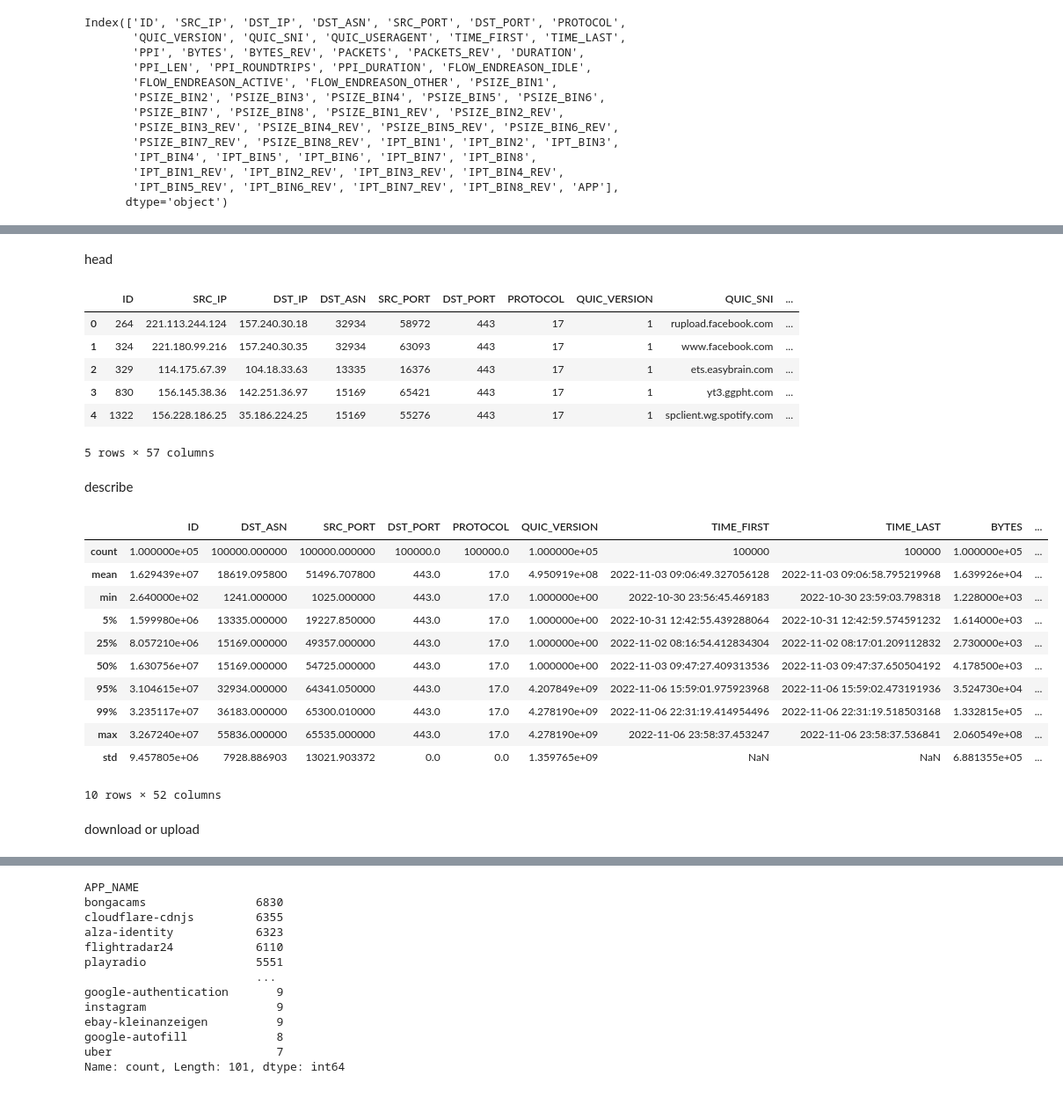
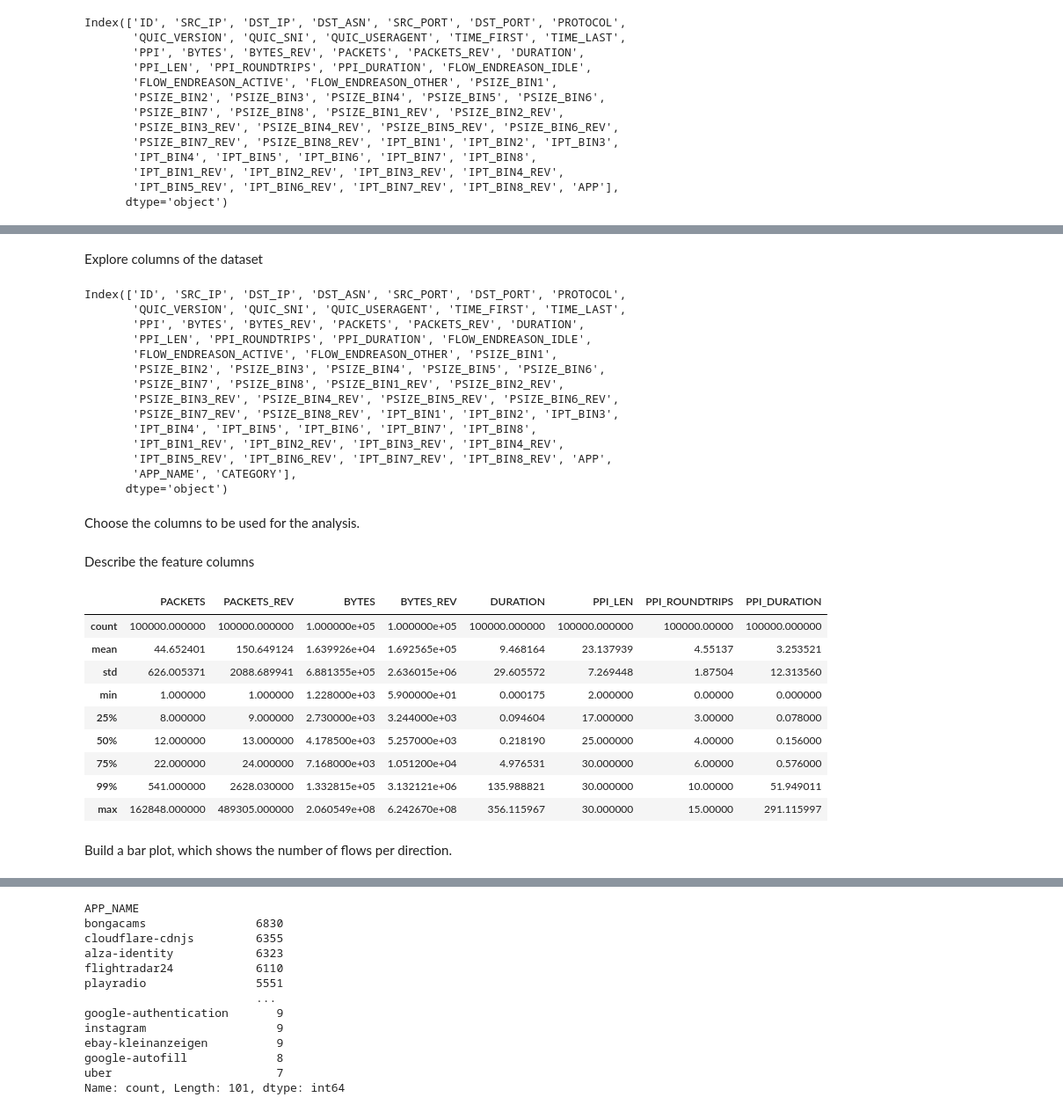
Before and after one commit to Hedgezi/bachelors-diploma, a Jupyter notebook: statistical_analysis.ipynb, the cells around one changed output, grey strips where cells are left out. Shown at 88% size. Saved outputs shown, nothing was run; the diff lists cells and outputs as text; code cells hidden in the pictures.

```diff
--- a/statistical_analysis.ipynb
+++ b/statistical_analysis.ipynb
@@ -39,0 +47,2 @@ import matplotlib.pyplot as plt
+# %%
+data_df["APP_NAME"] = data_df["APP"].apply(lambda x: dataset._tables_app_enum.get(x, "Unknown"))
@@ -39,0 +51,16 @@ import matplotlib.pyplot as plt
+# %%
+categories_enum = {category: i for i, category in dataset._tables_cat_enum.items()}
+app_to_categories = dataset.class_info.categories_mapping
+app_enum = {i: app for i, app in dataset._tables_app_enum.items()}
+app_to_categories.update({
+    "bongacams": "Streaming media",
+    "gothbb": "E-commerce",
+    "vkontakte": "Social",
+    "poe-ninja": "Games",
+    "unpkg": "Streaming media",
+    "easylist": "Other services and APIs",
+    "default-background": "default",
+    "uber": "Other services and APIs",
+})
+
+data_df["CATEGORY"] = data_df["APP"].apply(lambda x: app_to_categories[app_enum[x]])
@@ -40,32 +86,41 @@ import matplotlib.pyplot as plt
 # %% [markdown]
-head
+Explore columns of the dataset
 # %%
-data_df.head()
+data_df.columns
 # %% [output]
-|  | ID | SRC_IP | DST_IP | DST_ASN | SRC_PORT | DST_PORT | PROTOCOL | QUIC_VERSION | QUIC_SNI | ... |
-| 0 | 264 | 221.113.244.124 | 157.240.30.18 | 32934 | 58972 | 443 | 17 | 1 | rupload.facebook.com | ... |
-| 1 | 324 | 221.180.99.216 | 157.240.30.35 | 32934 | 63093 | 443 | 17 | 1 | www.facebook.com | ... |
-| 2 | 329 | 114.175.67.39 | 104.18.33.63 | 13335 | 16376 | 443 | 17 | 1 | ets.easybrain.com | ... |
-| 3 | 830 | 156.145.38.36 | 142.251.36.97 | 15169 | 65421 | 443 | 17 | 1 | yt3.ggpht.com | ... |
-| 4 | 1322 | 156.228.186.25 | 35.186.224.25 | 15169 | 55276 | 443 | 17 | 1 | spclient.wg.spotify.com | ... |
-5 rows × 57 columns
+Index(['ID', 'SRC_IP', 'DST_IP', 'DST_ASN', 'SRC_PORT', 'DST_PORT', 'PROTOCOL',
+       'QUIC_VERSION', 'QUIC_SNI', 'QUIC_USERAGENT', 'TIME_FIRST', 'TIME_LAST',
+       'PPI', 'BYTES', 'BYTES_REV', 'PACKETS', 'PACKETS_REV', 'DURATION',
+       'PPI_LEN', 'PPI_ROUNDTRIPS', 'PPI_DURATION', 'FLOW_ENDREASON_IDLE',
+       'FLOW_ENDREASON_ACTIVE', 'FLOW_ENDREASON_OTHER', 'PSIZE_BIN1',
+       'PSIZE_BIN2', 'PSIZE_BIN3', 'PSIZE_BIN4', 'PSIZE_BIN5', 'PSIZE_BIN6',
+       'PSIZE_BIN7', 'PSIZE_BIN8', 'PSIZE_BIN1_REV', 'PSIZE_BIN2_REV',
+       'PSIZE_BIN3_REV', 'PSIZE_BIN4_REV', 'PSIZE_BIN5_REV', 'PSIZE_BIN6_REV',
+       'PSIZE_BIN7_REV', 'PSIZE_BIN8_REV', 'IPT_BIN1', 'IPT_BIN2', 'IPT_BIN3',
+       'IPT_BIN4', 'IPT_BIN5', 'IPT_BIN6', 'IPT_BIN7', 'IPT_BIN8',
+       'IPT_BIN1_REV', 'IPT_BIN2_REV', 'IPT_BIN3_REV', 'IPT_BIN4_REV',
+       'IPT_BIN5_REV', 'IPT_BIN6_REV', 'IPT_BIN7_REV', 'IPT_BIN8_REV', 'APP',
+       'APP_NAME', 'CATEGORY'],
+      dtype='object')
+# %% [markdown]
+Choose the columns to be used for the analysis.
+# %%
+columns = ["PACKETS", "PACKETS_REV", "BYTES", "BYTES_REV", "DURATION", "PPI_LEN", "PPI_ROUNDTRIPS", "PPI_DURATION"]
 # %% [markdown]
-describe
+Describe the feature columns
 # %%
-data_df.describe(percentiles=[0.05, 0.25, 0.5, 0.95, 0.99])
+data_df[columns].describe(percentiles=[0.25, 0.5, 0.75, 0.99])
 # %% [output]
-|  | ID | DST_ASN | SRC_PORT | DST_PORT | PROTOCOL | QUIC_VERSION | TIME_FIRST | TIME_LAST | BYTES | ... |
-| count | 1.000000e+05 | 100000.000000 | 100000.000000 | 100000.0 | 100000.0 | 1.000000e+05 | 100000 | 100000 | 1.000000e+05 | ... |
-| mean | 1.629439e+07 | 18619.095800 | 51496.707800 | 443.0 | 17.0 | 4.950919e+08 | 2022-11-03 09:06:49.327056128 | 2022-11-03 09:06:58.795219968 | 1.639926e+04 | ... |
-| min | 2.640000e+02 | 1241.000000 | 1025.000000 | 443.0 | 17.0 | 1.000000e+00 | 2022-10-30 23:56:45.469183 | 2022-10-30 23:59:03.798318 | 1.228000e+03 | ... |
-| 5% | 1.599980e+06 | 13335.000000 | 19227.850000 | 443.0 | 17.0 | 1.000000e+00 | 2022-10-31 12:42:55.439288064 | 2022-10-31 12:42:59.574591232 | 1.614000e+03 | ... |
-| 25% | 8.057210e+06 | 15169.000000 | 49357.000000 | 443.0 | 17.0 | 1.000000e+00 | 2022-11-02 08:16:54.412834304 | 2022-11-02 08:17:01.209112832 | 2.730000e+03 | ... |
-| 50% | 1.630756e+07 | 15169.000000 | 54725.000000 | 443.0 | 17.0 | 1.000000e+00 | 2022-11-03 09:47:27.409313536 | 2022-11-03 09:47:37.650504192 | 4.178500e+03 | ... |
-| 95% | 3.104615e+07 | 32934.000000 | 64341.050000 | 443.0 | 17.0 | 4.207849e+09 | 2022-11-06 15:59:01.975923968 | 2022-11-06 15:59:02.473191936 | 3.524730e+04 | ... |
-| 99% | 3.235117e+07 | 36183.000000 | 65300.010000 | 443.0 | 17.0 | 4.278190e+09 | 2022-11-06 22:31:19.414954496 | 2022-11-06 22:31:19.518503168 | 1.332815e+05 | ... |
-| max | 3.267240e+07 | 55836.000000 | 65535.000000 | 443.0 | 17.0 | 4.278190e+09 | 2022-11-06 23:58:37.453247 | 2022-11-06 23:58:37.536841 | 2.060549e+08 | ... |
-| std | 9.457805e+06 | 7928.886903 | 13021.903372 | 0.0 | 0.0 | 1.359765e+09 | NaN | NaN | 6.881355e+05 | ... |
+|  | PACKETS | PACKETS_REV | BYTES | BYTES_REV | DURATION | PPI_LEN | PPI_ROUNDTRIPS | PPI_DURATION |
+| count | 100000.000000 | 100000.000000 | 1.000000e+05 | 1.000000e+05 | 100000.000000 | 100000.000000 | 100000.00000 | 100000.000000 |
+| mean | 44.652401 | 150.649124 | 1.639926e+04 | 1.692565e+05 | 9.468164 | 23.137939 | 4.55137 | 3.253521 |
+| std | 626.005371 | 2088.689941 | 6.881355e+05 | 2.636015e+06 | 29.605572 | 7.269448 | 1.87504 | 12.313560 |
+| min | 1.000000 | 1.000000 | 1.228000e+03 | 5.900000e+01 | 0.000175 | 2.000000 | 0.00000 | 0.000000 |
+| 25% | 8.000000 | 9.000000 | 2.730000e+03 | 3.244000e+03 | 0.094604 | 17.000000 | 3.00000 | 0.078000 |
+| 50% | 12.000000 | 13.000000 | 4.178500e+03 | 5.257000e+03 | 0.218190 | 25.000000 | 4.00000 | 0.156000 |
+| 75% | 22.000000 | 24.000000 | 7.168000e+03 | 1.051200e+04 | 4.976531 | 30.000000 | 6.00000 | 0.576000 |
+| 99% | 541.000000 | 2628.030000 | 1.332815e+05 | 3.132121e+06 | 135.988821 | 30.000000 | 10.00000 | 51.949011 |
+| max | 162848.000000 | 489305.000000 | 2.060549e+08 | 6.242670e+08 | 356.115967 | 30.000000 | 15.00000 | 291.115997 |
-10 rows × 52 columns
 # %% [markdown]
-download or upload
+Build a bar plot, which shows the number of flows per direction.
 # %%
```
Also changed, not shown: parts of 35 cells of this notebook, 6 other files.
